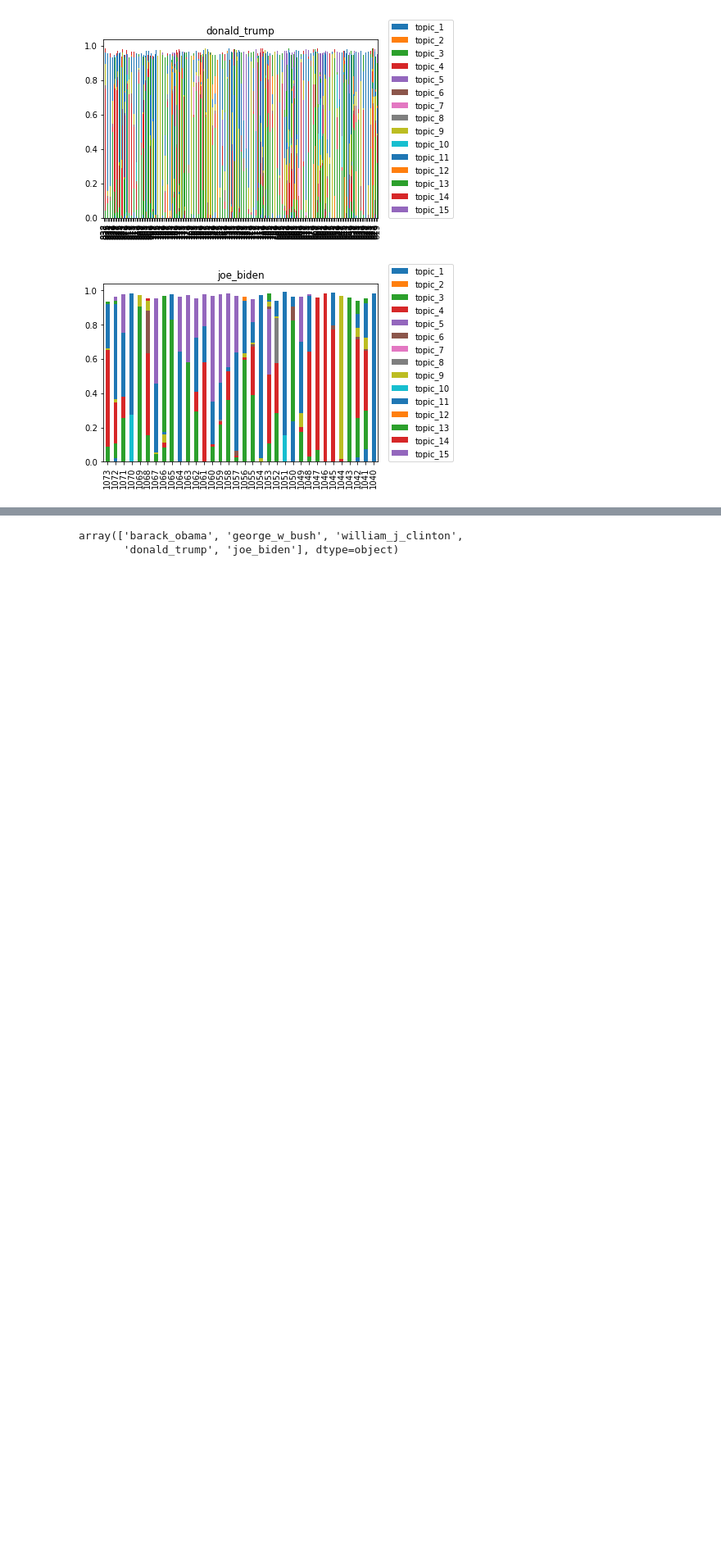
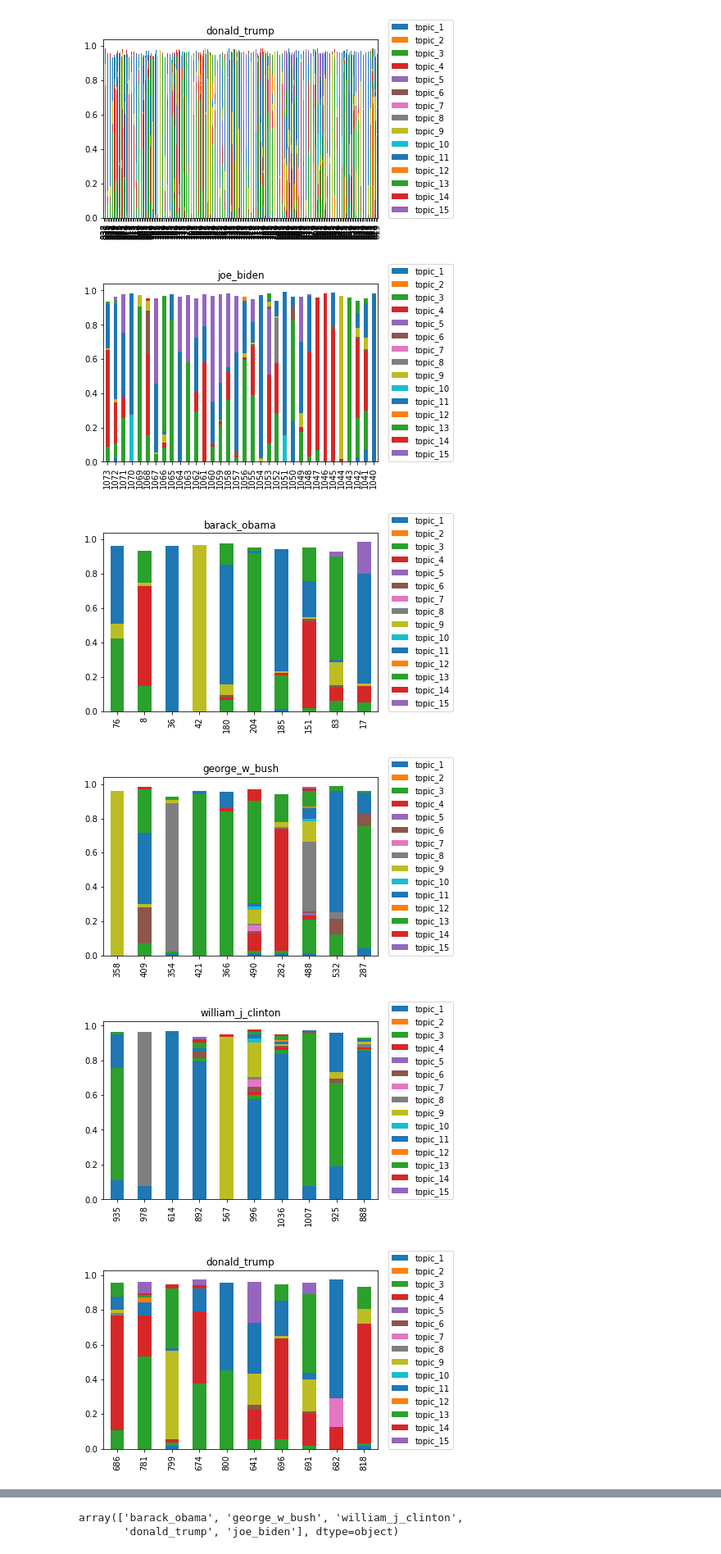
Before and after one commit to RobertoBarrosoLuque/Presidential-Rhetoric-NLP, a Jupyter notebook: exploratory_notebooks/final_proj_exploratory.ipynb, the cells around one changed output, grey strips where cells are left out. Shown at 82% size. Cells and saved outputs as stored; diff of their text form; code cells hidden in the pictures; blank space fills up the shorter version.

```diff
--- a/exploratory_notebooks/final_proj_exploratory.ipynb
+++ b/exploratory_notebooks/final_proj_exploratory.ipynb
@@ -357,0 +452,12 @@ for president in exec_orders.president.unique():
+# %%
+for president in exec_orders.president.unique():
+    order_idx = exec_orders.loc[exec_orders.president == president].index.tolist()
+    order_idx.reverse()
+    order_idx = random.sample(order_idx, 10) # randomly sample 10 from the list to plot
+    lda_orders.generate_bar_plot(ldamodel=results_df.iloc[0,0],
+                                 docs_to_view=order_idx, title=president)
+# %% [output]
+[figure, added]
+[figure, added]
+[figure, added]
+[figure, added]
```
Also changed, not shown: parts of 39 cells of this notebook.
